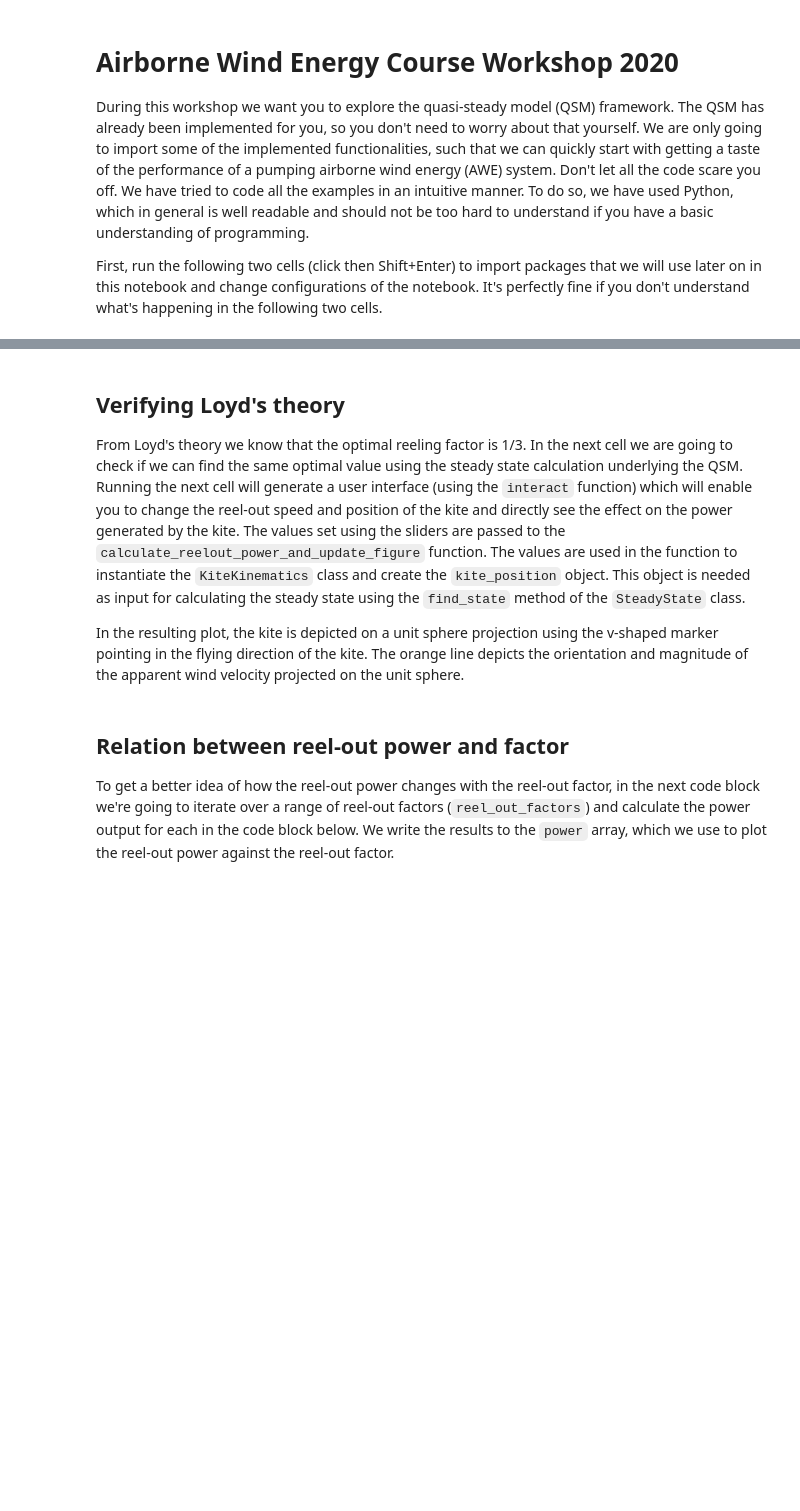
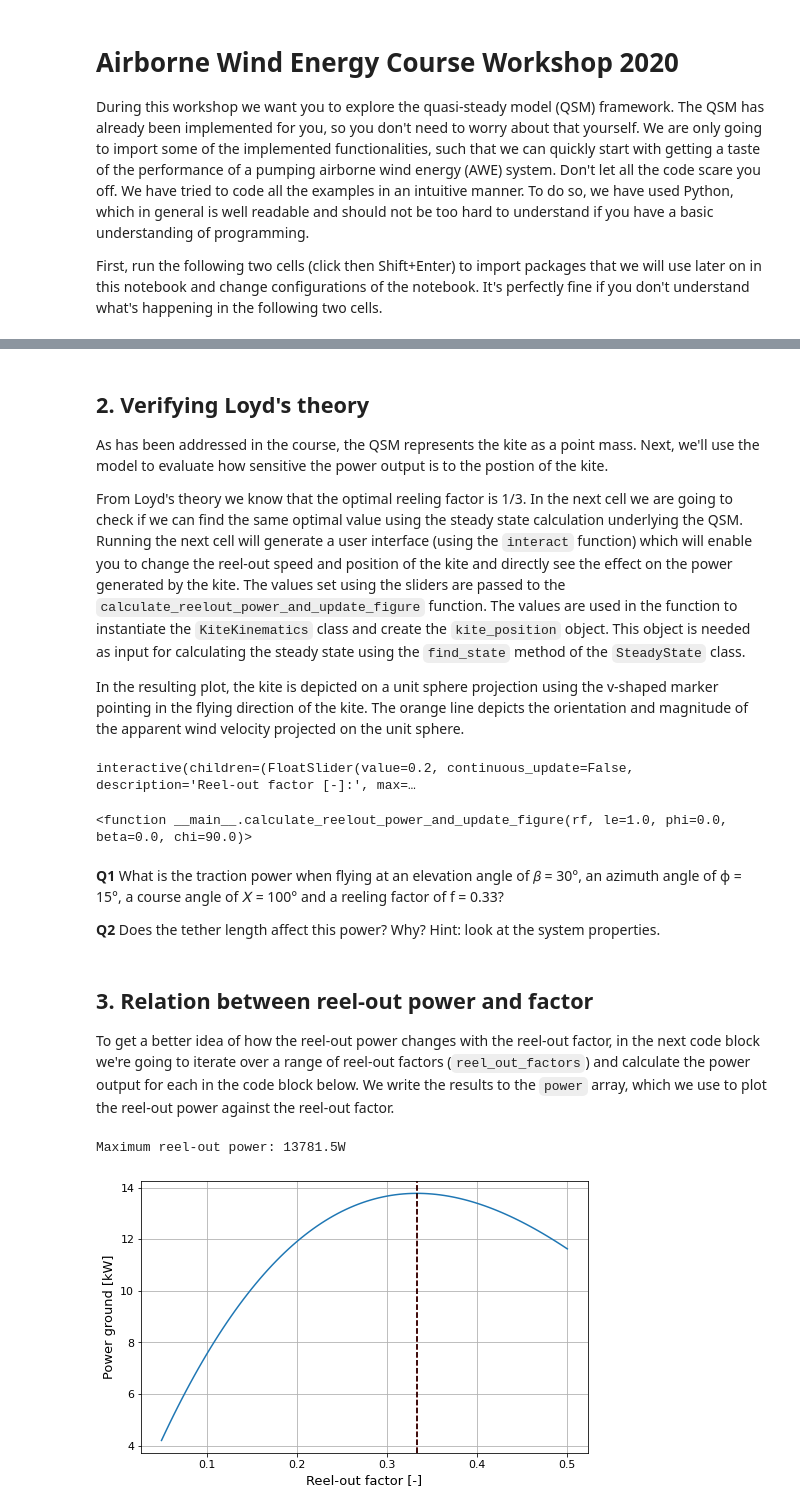
Before and after one commit to awecourse/workshop, a Jupyter notebook: awe_workshop.ipynb, the cells around one changed output, grey strips where cells are left out. Saved outputs shown, nothing was run; the diff lists cells and outputs as text; code cells hidden in the pictures; blank space fills up the shorter version.

```diff
--- a/awe_workshop.ipynb
+++ b/awe_workshop.ipynb
@@ -37,12 +43,12 @@ env_state = {
 env_state = Environment(**env_state)
 
 # Create an object setting the system properties.
-c_l = 1.
-l_to_d = 5.
+c_l = 1.  # Lift coefficient of the kite
+l_to_d = 5.  # Lift to drag ratio of the kite
 sys_props = {
     'kite_projected_area': 16.7,  # [m^2]
     'kite_mass': 0.,  # [kg]
-    'tether_density': 0.,  # [kg/m^3]
+    'tether_density': 724.,  # [kg/m^3]
     'tether_diameter': 0.,  # [m]
     'lift_to_drag': l_to_d,  # [-]
     'aerodynamic_force_coefficient': c_l * np.sqrt(1. + (1. / l_to_d) ** 2.),  # [-]
@@ -50,7 +56,9 @@ sys_props = {
 sys_props = SysPropsFixedAeroCoeffs(**sys_props)
 sys_props.tether_mass = 0.  # [m]
 # %% [markdown]
-## Verifying Loyd's theory
+## 2. Verifying Loyd's theory
+As has been addressed in the course, the QSM represents the kite as a point mass. Next, we'll use the model to evaluate how sensitive the power output is to the postion of the kite.
+
 From Loyd's theory we know that the optimal reeling factor is 1/3. In the next cell we are going to check if we can find the same optimal value using the steady state calculation underlying the QSM. Running the next cell will generate a user interface (using the `interact` function) which will enable you to change the reel-out speed and position of the kite and directly see the effect on the power generated by the kite. The values set using the sliders are passed to the `calculate_reelout_power_and_update_figure` function. The values are used in the function to instantiate the `KiteKinematics` class and create the `kite_position` object. This object is needed as input for calculating the steady state using the `find_state` method of the `SteadyState` class.
 
 In the resulting plot, the kite is depicted on a unit sphere projection using the v-shaped marker pointing in the flying direction of the kite. The orange line depicts the orientation and magnitude of the apparent wind velocity projected on the unit sphere.
@@ -70,6 +78,7 @@ def calculate_reelout_power_and_update_figure(rf, le=1., phi=0., beta=0., chi=90
         'course_angle': chi*np.pi/180.,  # [rad]
     }
     kite_position = KiteKinematics(**kite_position)
+    sys_props.update(kite_position.straight_tether_length)
 
     # Plot the angular coordinates of the kite on a small earth plot.
     plt.figure(figsize=[8, 8.5])
@@ -84,6 +93,7 @@ def calculate_reelout_power_and_update_figure(rf, le=1., phi=0., beta=0., chi=90
         # Plot the apparent wind velocity experienced by the kite using the orange line.
         plot_vector(plt.gca(), beta*np.pi/180., phi*np.pi/180., ss.heading, ss.apparent_wind_speed/50)
         print("Reel-out power: {:.1f} W".format(ss.power_ground))
+        print("Tangential speed: {:.1f} m/s".format(ss.kite_tangential_speed))
     except:
         print("Calculation failed")
     plt.xlim([-1.2, 1.2])
@@ -91,8 +101,15 @@ def calculate_reelout_power_and_update_figure(rf, le=1., phi=0., beta=0., chi=90
 
 # Generate an interative slider bar
 interact(calculate_reelout_power_and_update_figure, rf=sliders['rf'], le=sliders['le'], phi=sliders['phi'], beta=sliders['beta'], chi=sliders['chi'])
+# %% [output]
+interactive(children=(FloatSlider(value=0.2, continuous_update=False, description='Reel-out factor [-]:', max=…
+<function __main__.calculate_reelout_power_and_update_figure(rf, le=1.0, phi=0.0, beta=0.0, chi=90.0)>
+# %% [markdown]
+**Q1** What is the traction power when flying at an elevation angle of 𝛽 = 30°, an azimuth angle of ɸ = 15°, a course angle of 𝛸 = 100° and a reeling factor of f = 0.33?
+
+**Q2** Does the tether length affect this power? Why? Hint: look at the system properties.
 # %% [markdown]
-## Relation between reel-out power and factor
+## 3. Relation between reel-out power and factor
 To get a better idea of how the reel-out power changes with the reel-out factor, in the next code block we're going to iterate over a range of reel-out factors (`reel_out_factors`) and calculate the power output for each in the code block below. We write the results to the `power` array, which we use to plot the reel-out power against the reel-out factor.
 # %%
 # Create an object containing the kite position and course angle.
@@ -102,33 +119,40 @@ kite_position = {
     'elevation_angle': 0.*np.pi/180.,  # [rad]
     'course_angle': 90.*np.pi/180.,  # [rad]
 }
 kite_position = KiteKinematics(**kite_position)
+sys_props.update(kite_position.straight_tether_length)
 
 # Set the range of reeling factors for which we will determine the steady states.
 n_reeling_factors = 100
 reel_out_factors = np.linspace(0.05, 0.5, n_reeling_factors)
 
 # Create an array to which we will save our results.
 power = np.zeros(n_reeling_factors)
 
 # Iterate over the reel-out factors.
 for i, rf in enumerate(reel_out_factors):
     try:
         ss = SteadyState()  # Create object for determining a steady state solution.
         ss.control_settings = ('reeling_factor', rf)  # Set the controlled parameter.
         ss.find_state(sys_props, env_state, kite_position)  # Find the steady state given the input.
         power[i] = ss.power_ground  # Save the result for plotting.
     except:
         power[i] = np.nan
 
 print("Maximum reel-out power: {:.1f}W".format(np.nanmax(power)))
 
+f_opt_spherical = 1/3. * np.cos(kite_position.elevation_angle) * np.cos(kite_position.azimuth_angle)
+plt.axvline(f_opt_spherical, linestyle='--', color='r')
+
 # Plot the results.
 plt.plot(reel_out_factors, power*1e-3)
 plt.axvline(1/3., linestyle='--', color='k')
 plt.xlabel('Reel-out factor [-]')
 plt.ylabel('Power ground [kW]')
 plt.grid()
+# %% [output]
+Maximum reel-out power: 13781.5W
+[figure, added]
 # %% [markdown]
 So indeed, from the upper plot we can observe that the power is maximum for a reeling factor of 1/3. How does this change when we change the position of the kite? Play around with the position of the kite in the previous code block and see how the curve changes.
 
```
Also changed, not shown: parts of 14 cells of this notebook.
